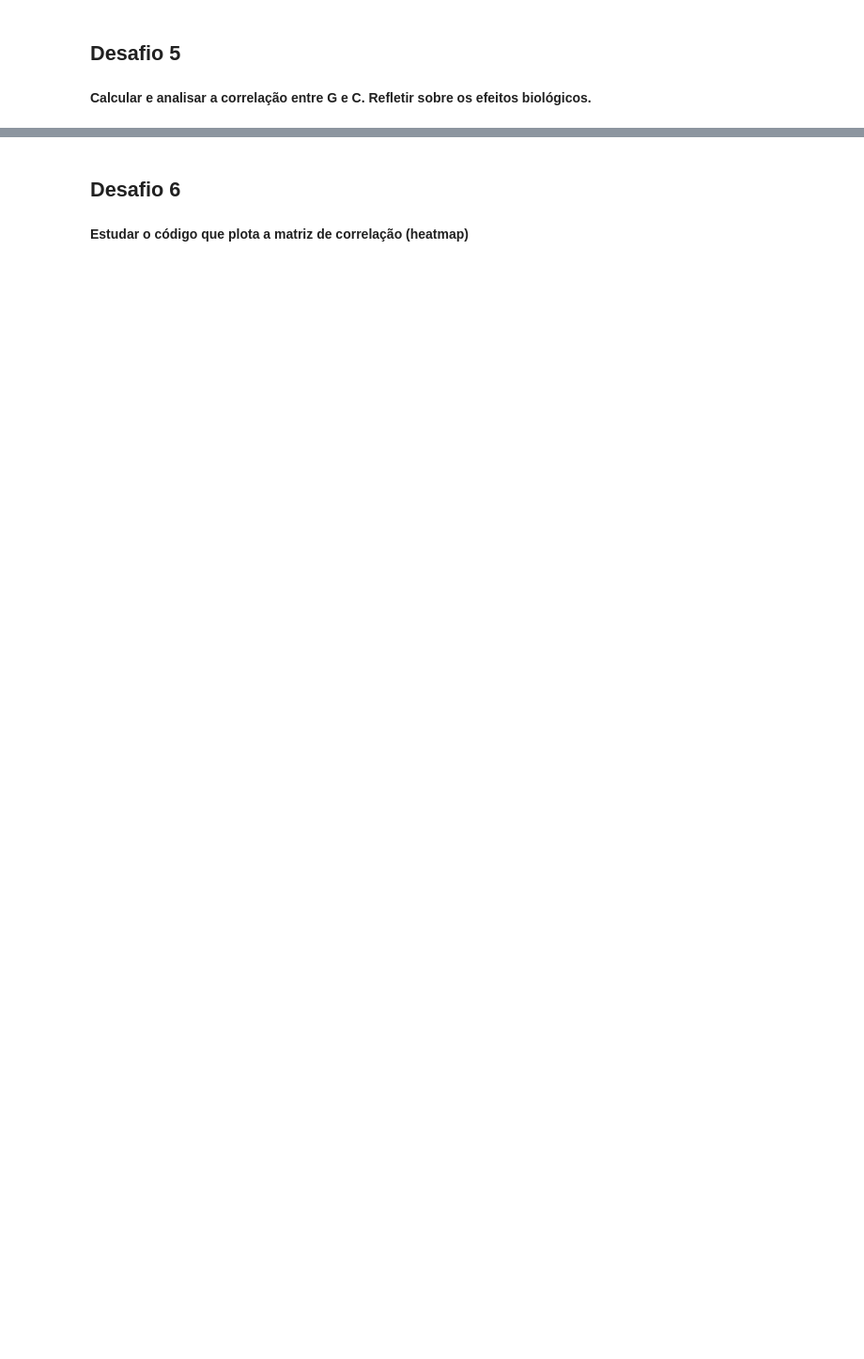
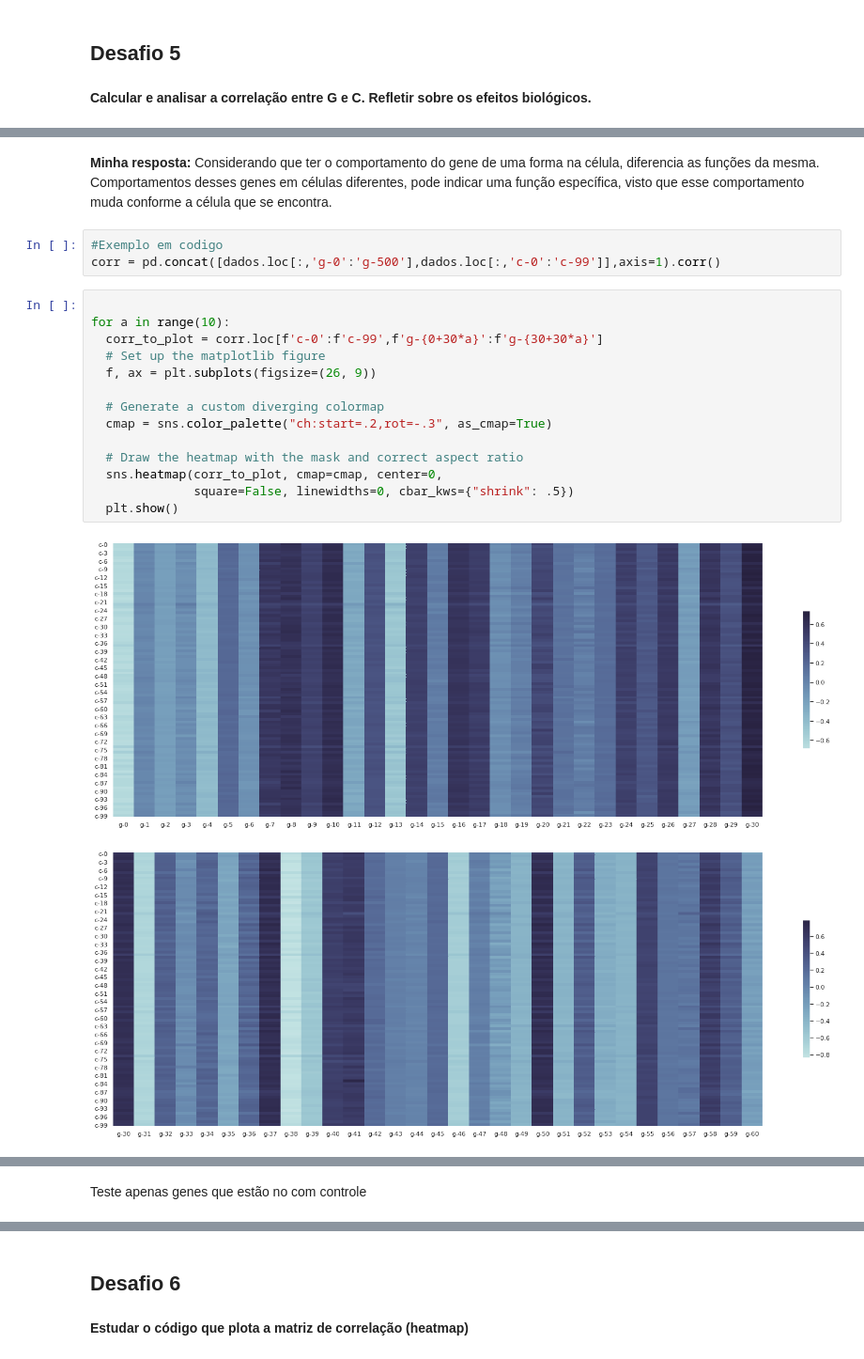
Before and after one commit to LincolnVS/ImersaoDadosAlura, a Jupyter notebook: Aula_03_Desafios.ipynb, the cells around one changed output, grey strips where cells are left out. Shown at 94% size. Drawn from its saved outputs; the diff is of its cells as text; blank space fills up the shorter version.

```diff
--- a/Aula_03_Desafios.ipynb
+++ b/Aula_03_Desafios.ipynb
@@ -52,0 +242,23 @@ dados = pd.read_csv(url_dados, compression = 'zip')
+# %% [markdown]
+**Minha resposta:**
+Considerando que ter o comportamento do gene de uma forma na célula, diferencia as funções da mesma. Comportamentos desses genes em células diferentes, pode indicar uma função específica, visto que esse comportamento muda conforme a célula que se encontra.
+# %%
+#Exemplo em codigo
+corr = pd.concat([dados.loc[:,'g-0':'g-500'],dados.loc[:,'c-0':'c-99']],axis=1).corr()
+# %%
+
+for a in range(10):
+  corr_to_plot = corr.loc[f'c-0':f'c-99',f'g-{0+30*a}':f'g-{30+30*a}']
+  # Set up the matplotlib figure
+  f, ax = plt.subplots(figsize=(26, 9))
+
+  # Generate a custom diverging colormap
+  cmap = sns.color_palette("ch:start=.2,rot=-.3", as_cmap=True)
+
+  # Draw the heatmap with the mask and correct aspect ratio
+  sns.heatmap(corr_to_plot, cmap=cmap, center=0,
+              square=False, linewidths=0, cbar_kws={"shrink": .5})
+  plt.show()
+# %% [output]
+[figure, added]
+[figure, added]
@@ -52,0 +273,2 @@ dados = pd.read_csv(url_dados, compression = 'zip')
+# %% [markdown]
+Teste apenas genes que estão no com controle
```
Also changed, not shown: parts of 22 cells of this notebook.
